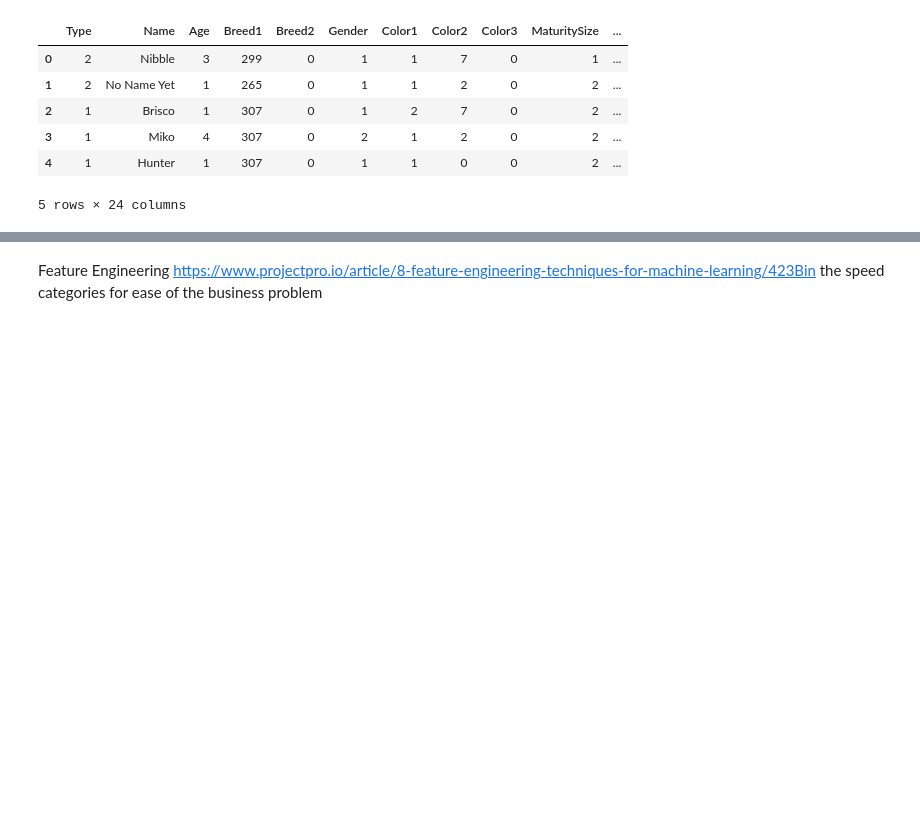
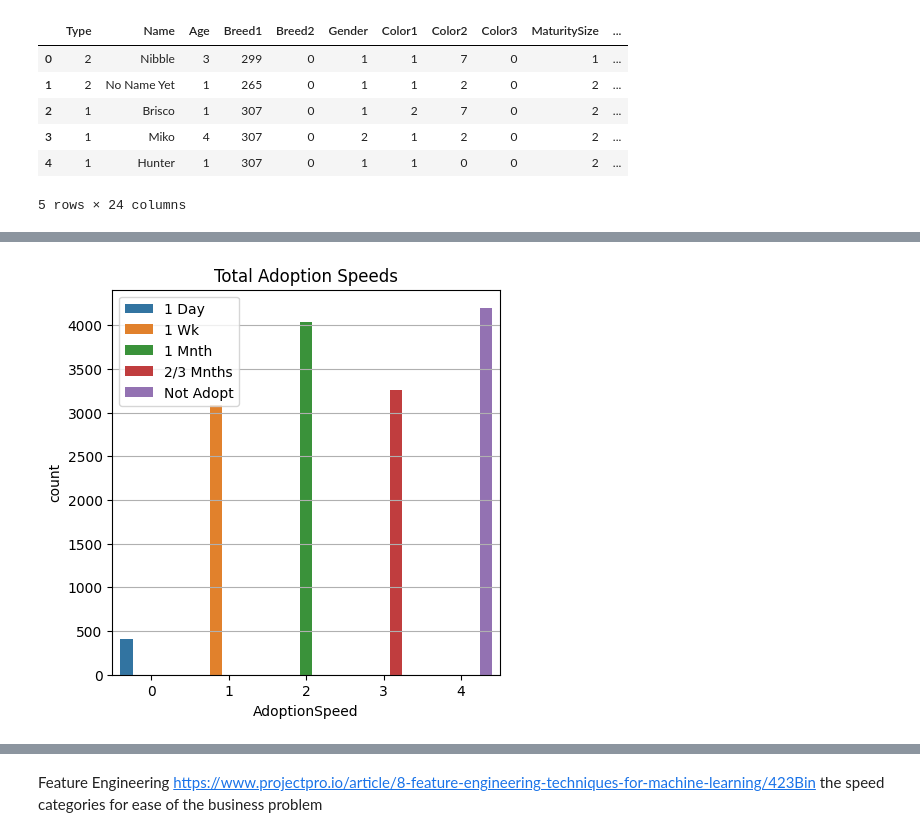
Before and after one commit to Dmvinedata/Capstone, a Jupyter notebook: notebook_capstone.ipynb, the cells around one changed output, grey strips where cells are left out. Cells and saved outputs as stored; diff of their text form; code cells hidden in the pictures; blank space fills up the shorter version.

```diff
--- a/notebook_capstone.ipynb
+++ b/notebook_capstone.ipynb
@@ -384,0 +586,9 @@ train_df.head()
+# %%
+#Adoption Speeds
+fig,ax = plt.subplots(figsize = (5,5))
+a = sns.countplot(data = train_df, x ="AdoptionSpeed",  hue = "AdoptionSpeed", ax =ax)
+ax.set_title("Total Adoption Speeds")
+ax.legend(["1 Day","1 Wk", "1 Mnth", "2/3 Mnths", "Not Adopt"])
+ax.grid(which ="both", axis = "y")
+# %% [output]
+[figure, added]
```
Also changed, not shown: parts of 115 cells of this notebook.
